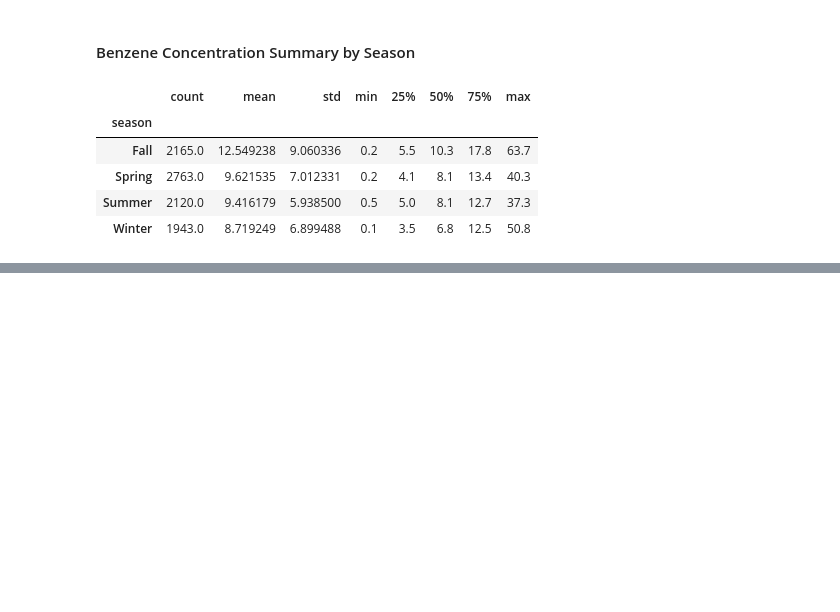
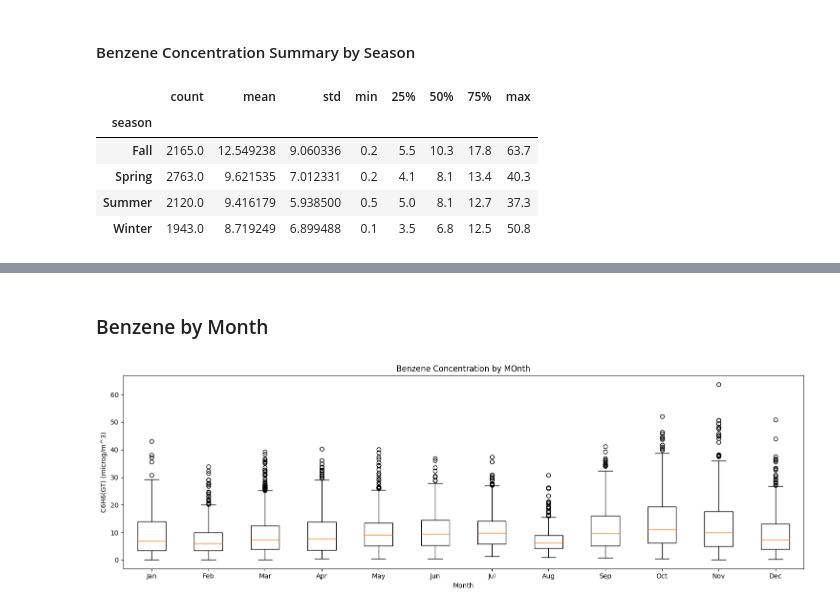
Before and after one commit to HannahShaw21/ST-554-Project1, a Jupyter notebook: Task2/Project_1_Task_2_David_Pressley.ipynb, the cells around one changed output, grey strips where cells are left out. Saved outputs shown, nothing was run; the diff lists cells and outputs as text; code cells hidden in the pictures; blank space fills up the shorter version.

```diff
--- a/Task2/Project_1_Task_2_David_Pressley.ipynb
+++ b/Task2/Project_1_Task_2_David_Pressley.ipynb
@@ -637,0 +644,18 @@ plt.show()
+# %% [markdown]
+### Benzene by Month
+# %%
+# benzene boxplot by month
+month_data = [benzene_analysis_df[benzene_analysis_df["month"] == m] [target_col].dropna() for m in range(1, 13)]
+
+month_labels = ["Jan", "Feb", "Mar", "Apr", "May", "Jun",
+                "Jul", "Aug", "Sep", "Oct", "Nov", "Dec"]
+
+plt.subplots(figsize=(15, 5))
+plt.boxplot(month_data, tick_labels=month_labels)
+plt.xlabel("Month")
+plt.ylabel("C6H6(GT) (microg/m^3)")
+plt.title("Benzene Concentration by MOnth")
+plt.tight_layout()
+plt.show()
+# %% [output]
+[figure, added]
```
Also changed, not shown: parts of 15 cells of this notebook.
